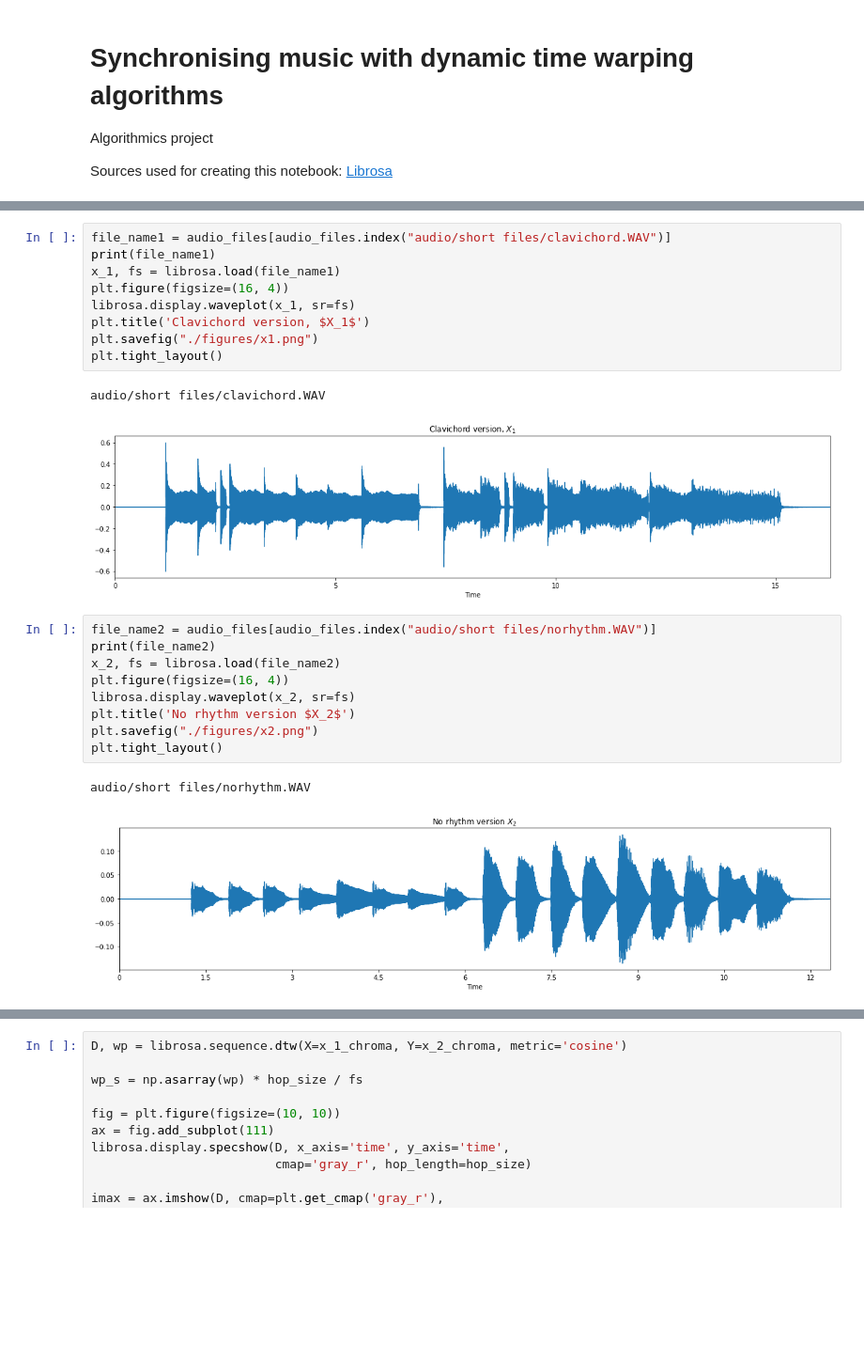
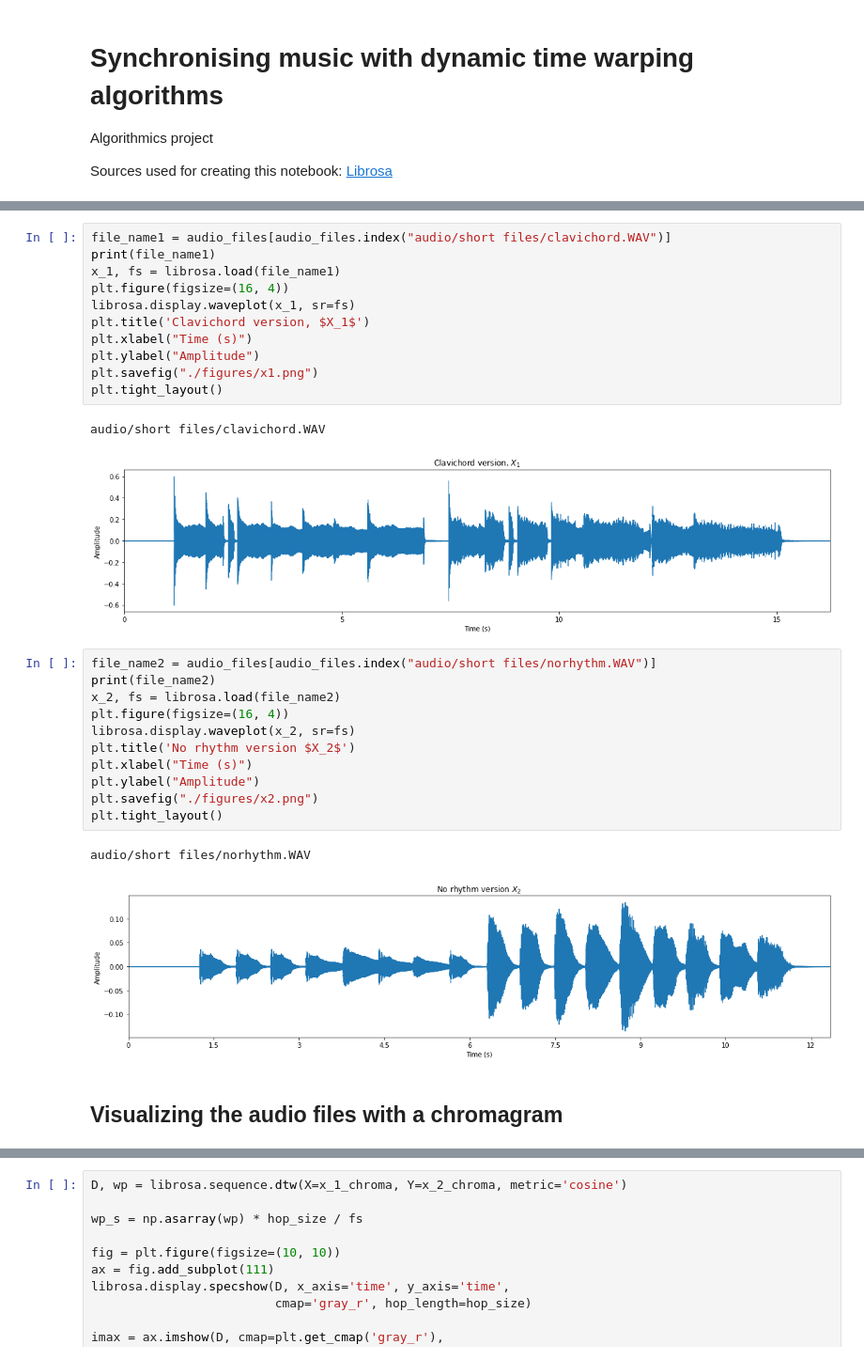
Before and after one commit to andreaspung/dtw-music, a Jupyter notebook: dtw-music.ipynb, the cells around one changed output, grey strips where cells are left out. Shown at 94% size. Cells and saved outputs as stored; diff of their text form; blank space fills up the shorter version.

```diff
--- a/dtw-music.ipynb
+++ b/dtw-music.ipynb
@@ -63,15 +63,17 @@ The length and sampling rate of the time series is 467649 22050
 # %%
 file_name1 = audio_files[audio_files.index("audio/short files/clavichord.WAV")]
 print(file_name1)
 x_1, fs = librosa.load(file_name1)
 plt.figure(figsize=(16, 4))
 librosa.display.waveplot(x_1, sr=fs)
 plt.title('Clavichord version, $X_1$')
+plt.xlabel("Time (s)")
+plt.ylabel("Amplitude")
 plt.savefig("./figures/x1.png")
 plt.tight_layout()
 # %% [output]
 audio/short files/clavichord.WAV
-[figure, old version]
+[figure, new version]
 # %%
 file_name2 = audio_files[audio_files.index("audio/short files/norhythm.WAV")]
 print(file_name2)
@@ -79,11 +81,15 @@ x_2, fs = librosa.load(file_name2)
 plt.figure(figsize=(16, 4))
 librosa.display.waveplot(x_2, sr=fs)
 plt.title('No rhythm version $X_2$')
+plt.xlabel("Time (s)")
+plt.ylabel("Amplitude")
 plt.savefig("./figures/x2.png")
 plt.tight_layout()
 # %% [output]
 audio/short files/norhythm.WAV
-[figure, old version]
+[figure, new version]
+# %% [markdown]
+## Visualizing the audio files with a chromagram
 # %%
 n_fft = 4410
 hop_size = 2205
```
Also changed, not shown: parts of 13 cells of this notebook, 4 other files.
